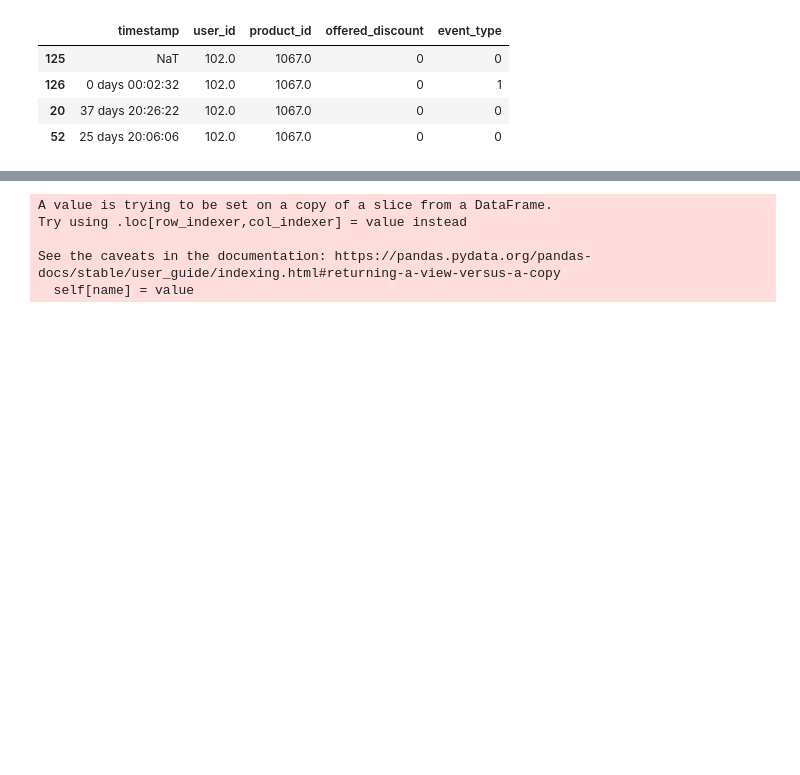
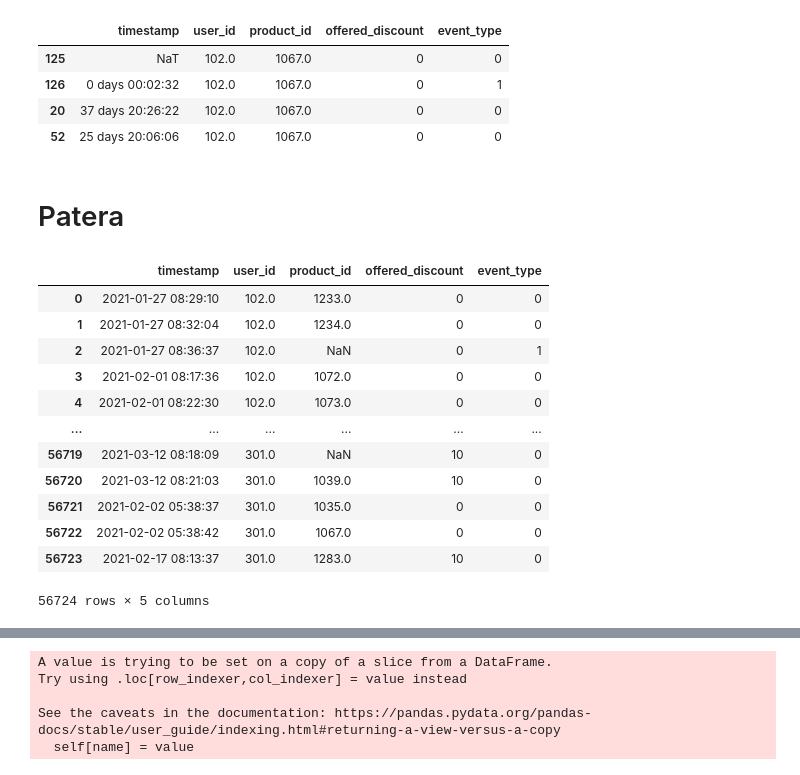
Before and after one commit to tiskus333/AI_discount_predicition, a Jupyter notebook: data_analysis.ipynb, the cells around one changed output, grey strips where cells are left out. Saved outputs shown, nothing was run; the diff lists cells and outputs as text; code cells hidden in the pictures; blank space fills up the shorter version.

```diff
--- a/data_analysis.ipynb
+++ b/data_analysis.ipynb
@@ -216,3 +232,21 @@ See the caveats in the documentation: https://pandas.pydata.org/pandas-docs/stab
 | 126 | 0 days 00:02:32 | 102.0 | 1067.0 | 0 | 1 |
 | 20 | 37 days 20:26:22 | 102.0 | 1067.0 | 0 | 0 |
 | 52 | 25 days 20:06:06 | 102.0 | 1067.0 | 0 | 0 |
+# %% [markdown]
+# Patera
+# %%
+data[valuable_data]
+# %% [output]
+|  | timestamp | user_id | product_id | offered_discount | event_type |
+| 0 | 2021-01-27 08:29:10 | 102.0 | 1233.0 | 0 | 0 |
+| 1 | 2021-01-27 08:32:04 | 102.0 | 1234.0 | 0 | 0 |
+| 2 | 2021-01-27 08:36:37 | 102.0 | NaN | 0 | 1 |
+| 3 | 2021-02-01 08:17:36 | 102.0 | 1072.0 | 0 | 0 |
+| 4 | 2021-02-01 08:22:30 | 102.0 | 1073.0 | 0 | 0 |
+| ... | ... | ... | ... | ... | ... |
+| 56719 | 2021-03-12 08:18:09 | 301.0 | NaN | 10 | 0 |
+| 56720 | 2021-03-12 08:21:03 | 301.0 | 1039.0 | 10 | 0 |
+| 56721 | 2021-02-02 05:38:37 | 301.0 | 1035.0 | 0 | 0 |
+| 56722 | 2021-02-02 05:38:42 | 301.0 | 1067.0 | 0 | 0 |
+| 56723 | 2021-02-17 08:13:37 | 301.0 | 1283.0 | 10 | 0 |
+56724 rows × 5 columns
```
Also changed, not shown: parts of 9 cells of this notebook.
